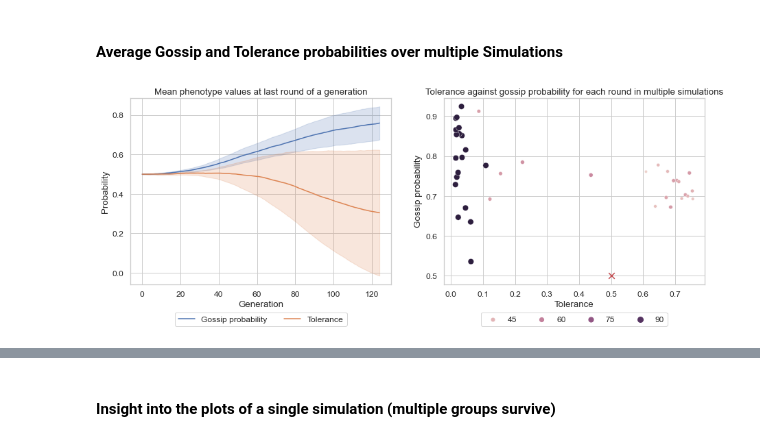
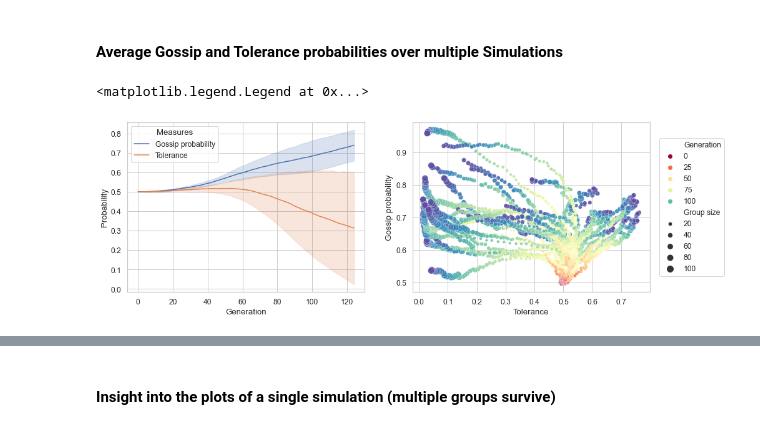
Before and after one commit to tomkouwenhoven/Master-Thesis, a Jupyter notebook: Sim_V2/gridsearch-plot.ipynb, the cells around one changed output, grey strips where cells are left out. Cells and saved outputs as stored; diff of their text form; code cells hidden in the pictures.

```diff
--- a/Sim_V2/gridsearch-plot.ipynb
+++ b/Sim_V2/gridsearch-plot.ipynb
@@ -201,8 +201,8 @@ phenotype_df
 # %% [markdown]
 ## Plotting
 # %%
-sns.set(font_scale=1.1)
-sns.set_style("whitegrid")
+sns.set(font_scale=1.1, style='whitegrid', font='Roboto')
+# sns.set_style("whitegrid", font='Helvetica Neue')
 sns.color_palette("tab20")
 # sns.set_context("paper")
 # %% [output]
@@ -238,3 +238,5 @@ all_sims_generations_dfs.head()
+# %%
+all_sims_generations_dfs.reset_index(drop=True, inplace=True)
 # %%
 f, (ax1, ax2) = plt.subplots(1, 2, sharey=True, figsize=(15, 5))
 
@@ -263,19 +303,23 @@ ValueError: cannot reindex from a duplicate axis
 # %%
 f, (ax1, ax2) = plt.subplots(1, 2, figsize=(15, 5))
 sns.lineplot(x='Generation', y='Probability', hue='Measures', data=phenotype_df, ci='sd', ax=ax1)
 # sns.lineplot(x='Generation', y='Probability', hue='Measures', data=phenotype_df, estimator=None, ax=ax1)
-sns.scatterplot(data=all_sims_generations_dfs.loc[all_sims_generations_dfs['Generation'] ==124], x='Tolerance', y='Gossip probability', hue='Group size', size='Group size', marker='o')
-# sns.scatterplot(data=all_sims_groups_dfs.loc[(all_sims_groups_dfs['Generation'] == 124) & (all_sims_groups_dfs['Simulation'] == SIMULATION)], x='Tolerance', y='Gossip probability', hue="Group label", marker=',')
+# sns.scatterplot(data=all_sims_generations_dfs.loc[all_sims_generations_dfs['Generation'] ==124], x='Tolerance', y='Gossip probability', hue='Group size', size='Group size', marker='o')
+sns.scatterplot(data=all_sims_generations_dfs, x='Tolerance', y='Gossip probability', palette=sns.color_palette("Spectral", as_cmap=True), hue='Generation', alpha=0.9, size='Group size',sizes=(10, 100), marker='o')
 
-ax1.set_title('Mean phenotype values at last round of a generation')
-ax2.set_title('Tolerance against gossip probability for each round in multiple simulations')
+# ax1.set_title('Mean phenotype values at last round of a generation')
+# ax2.set_title('Tolerance against gossip probability for each round in multiple simulations')
 
-ax1.legend(loc='lower center', bbox_to_anchor=(0.5, -0.225), ncol=2, borderaxespad=0.)
-ax2.legend(loc='lower center', bbox_to_anchor=(0.5, -0.225), ncol=5, borderaxespad=0.)
-plt.scatter(0.5, 0.5, marker='x', c='r', s=75) #-- starting point
-plt.savefig(os.path.join(new_plot_path, "last_gen_avg_phenotypes_and_per_sim.png"),
-            dpi=300,
-            format='png',
-            bbox_inches='tight')
+# ax1.legend(loc='lower center', bbox_to_anchor=(0.5, -0.225), ncol=2, borderaxespad=0.)
+# ax1.legend(loc='center left', bbox_to_anchor=(1.04, 0.5), ncol=1, borderaxespad=0.)
+ax2.legend(loc='center left', bbox_to_anchor=(1.04, 0.5), ncol=1, borderaxespad=0.)
+
+# plt.savefig(os.path.join(new_plot_path, "last_gen_avg_phenotypes_and_per_sim.png"),
+#             dpi=300,
+#             format='png',
+#             bbox_inches='tight',
+            # facecolor='white',
+            # transparent=False)
 # %% [output]
+<matplotlib.legend.Legend at 0x...>
-[figure, old version]
+[figure, new version]
```
Also changed, not shown: parts of 23 cells of this notebook, 5 other files.
